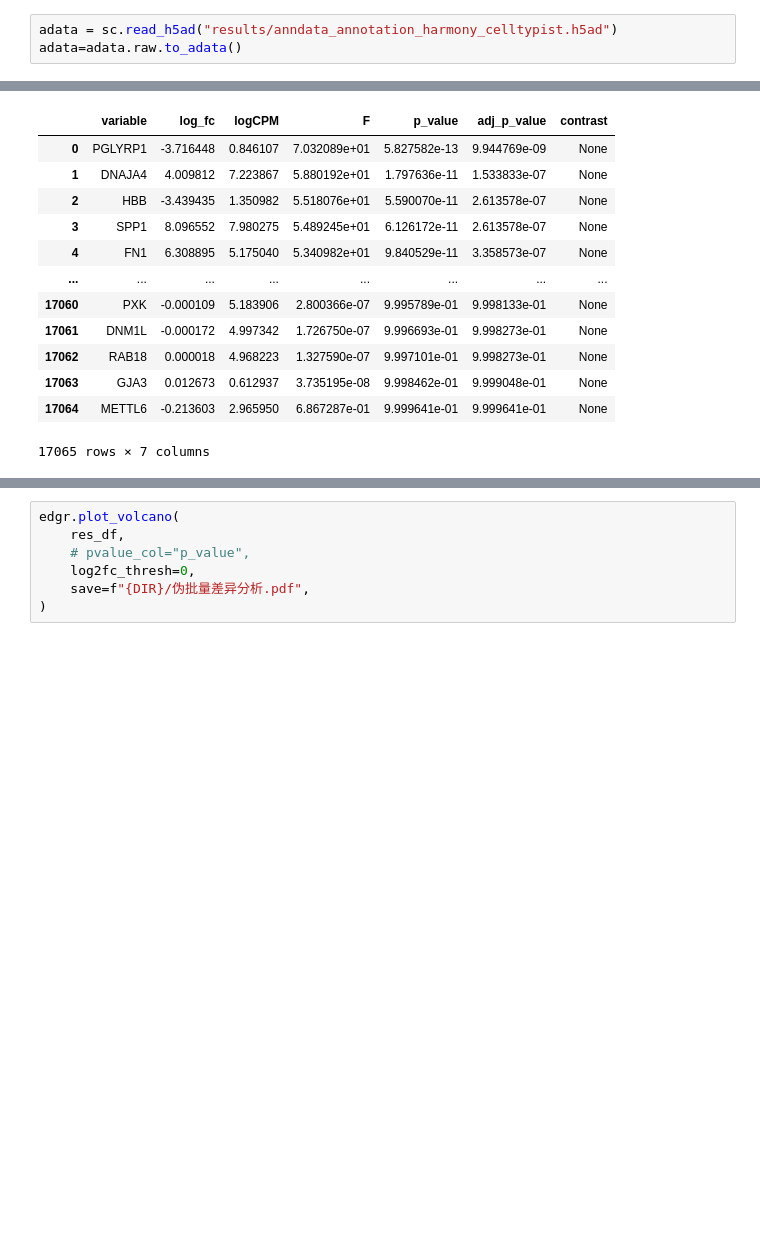
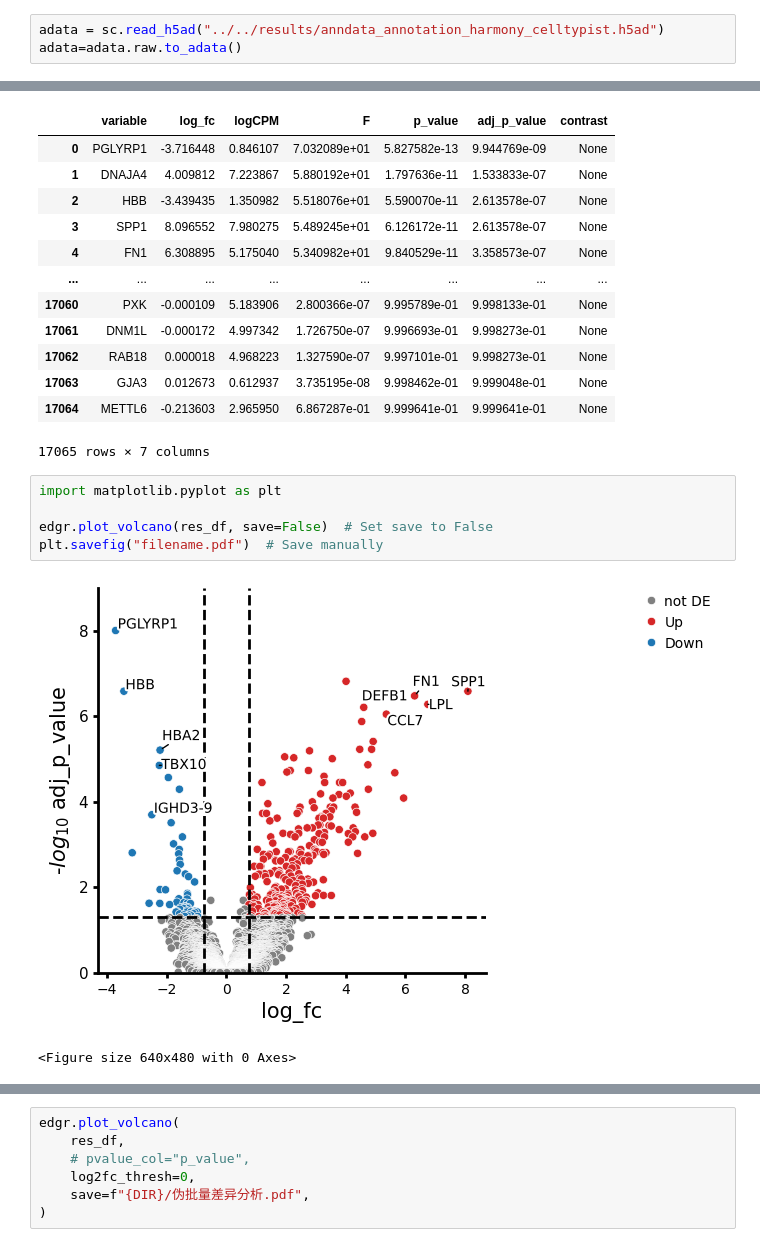
Before and after one commit to Younthing/snakemake-single-cell, a Jupyter notebook: workflow/notebooks/28-差异分析-Edger-Deseq2.ipynb, the cells around one changed output, grey strips where cells are left out. Saved outputs shown, nothing was run; the diff lists cells and outputs as text; blank space fills up the shorter version.

```diff
--- a/workflow/notebooks/28-差异分析-Edger-Deseq2.ipynb
+++ b/workflow/notebooks/28-差异分析-Edger-Deseq2.ipynb
@@ -8,7 +8,7 @@ import warnings
 # 忽略警告信息
 warnings.filterwarnings("ignore")
 # %%
-adata = sc.read_h5ad("results/anndata_annotation_harmony_celltypist.h5ad")
+adata = sc.read_h5ad("../../results/anndata_annotation_harmony_celltypist.h5ad")
 adata=adata.raw.to_adata()
 # %%
 
@@ -126,6 +126,14 @@ res_df
 | 17063 | GJA3 | 0.012673 | 0.612937 | 3.735195e-08 | 9.998462e-01 | 9.999048e-01 | None |
 | 17064 | METTL6 | -0.213603 | 2.965950 | 6.867287e-01 | 9.999641e-01 | 9.999641e-01 | None |
 17065 rows × 7 columns
+# %%
+import matplotlib.pyplot as plt
+
+edgr.plot_volcano(res_df, save=False)  # Set save to False
+plt.savefig("filename.pdf")  # Save manually
+# %% [output]
+[figure, added]
+<Figure size 640x480 with 0 Axes>
 # %%
 edgr.plot_volcano(
     res_df,
```
Also changed, not shown: parts of 3 cells of this notebook, 14 other files.
